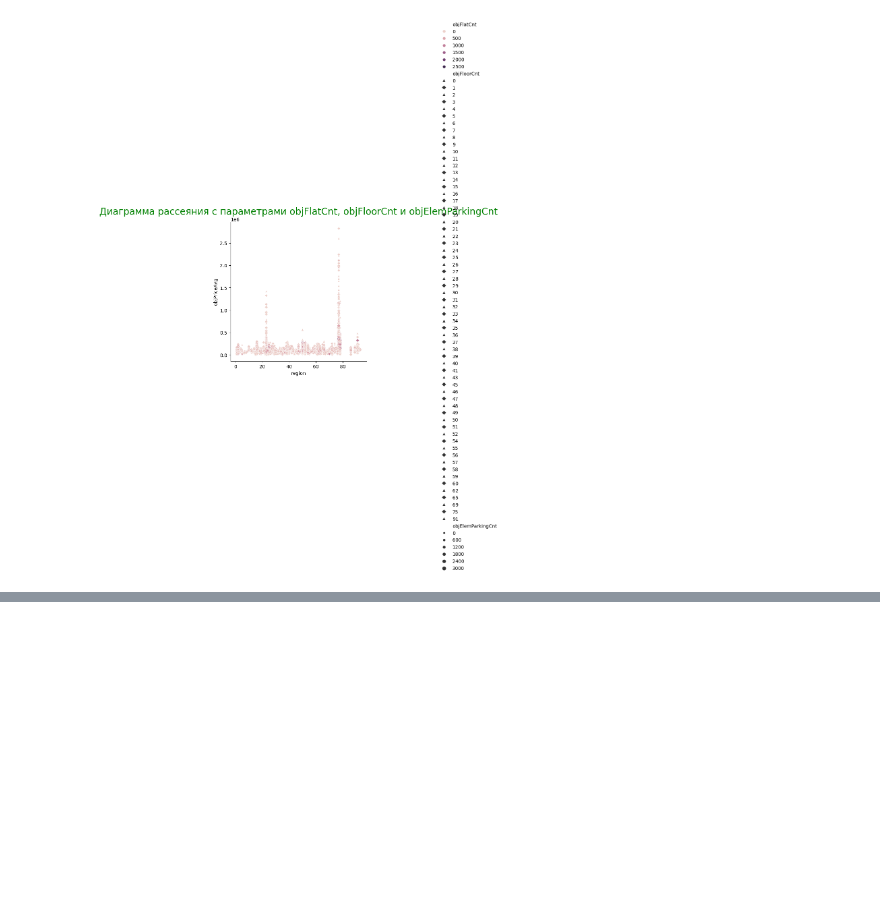
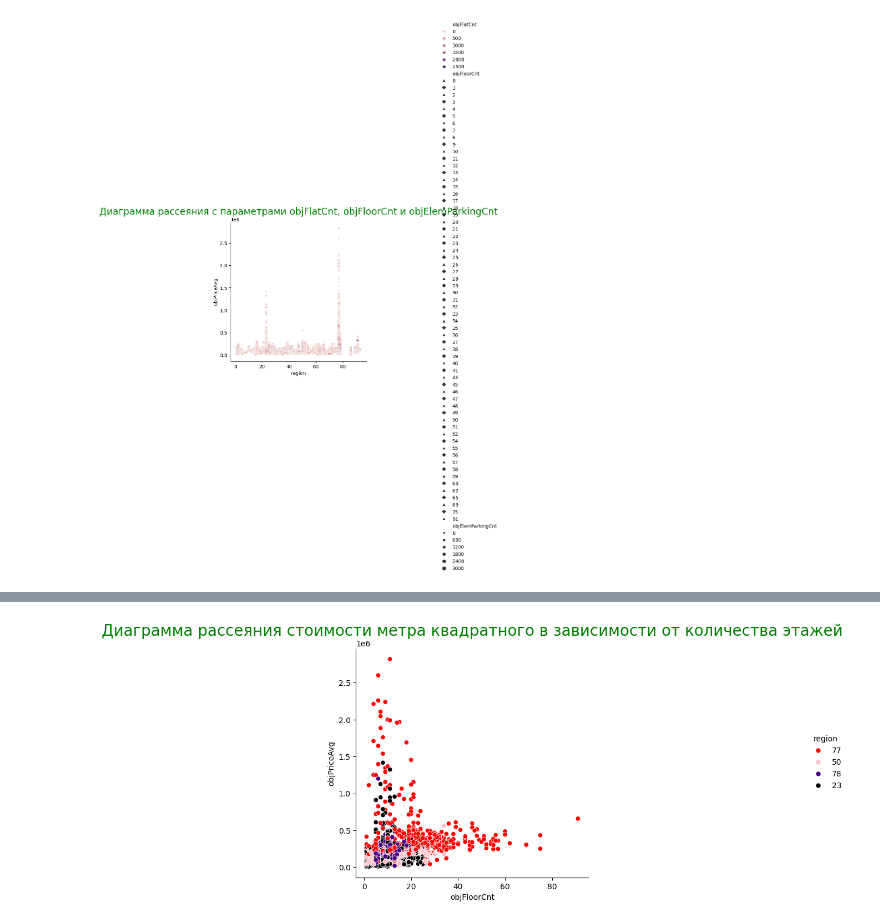
Before and after one commit to NtimTim/DS_School_Home_Work, a Jupyter notebook: Hometask/Task2_dmrf_visual.ipynb, the cells around one changed output, grey strips where cells are left out. Drawn from its saved outputs; the diff is of its cells as text; code cells hidden in the pictures; blank space fills up the shorter version.

```diff
--- a/Hometask/Task2_dmrf_visual.ipynb
+++ b/Hometask/Task2_dmrf_visual.ipynb
@@ -248,0 +286,13 @@ The markers list has fewer values (2) than needed (63) and will cycle, which may
+# %%
+sns.relplot(
+    x='objFloorCnt',
+    y='objPriceAvg',
+    hue = 'region',
+    hue_order=[77,50,78,23],
+    palette={77: "r", 78: "indigo", 23: "black", 50: "pink"},
+    data=df.query("region in (77,50,78,23) ")
+)
+
+plt.title('Диаграмма рассеяния стоимости метра квадратного в зависимости от количества этажей', size=20, color='g');
+# %% [output]
+[figure, added]
```
Also changed, not shown: parts of 11 cells of this notebook.
